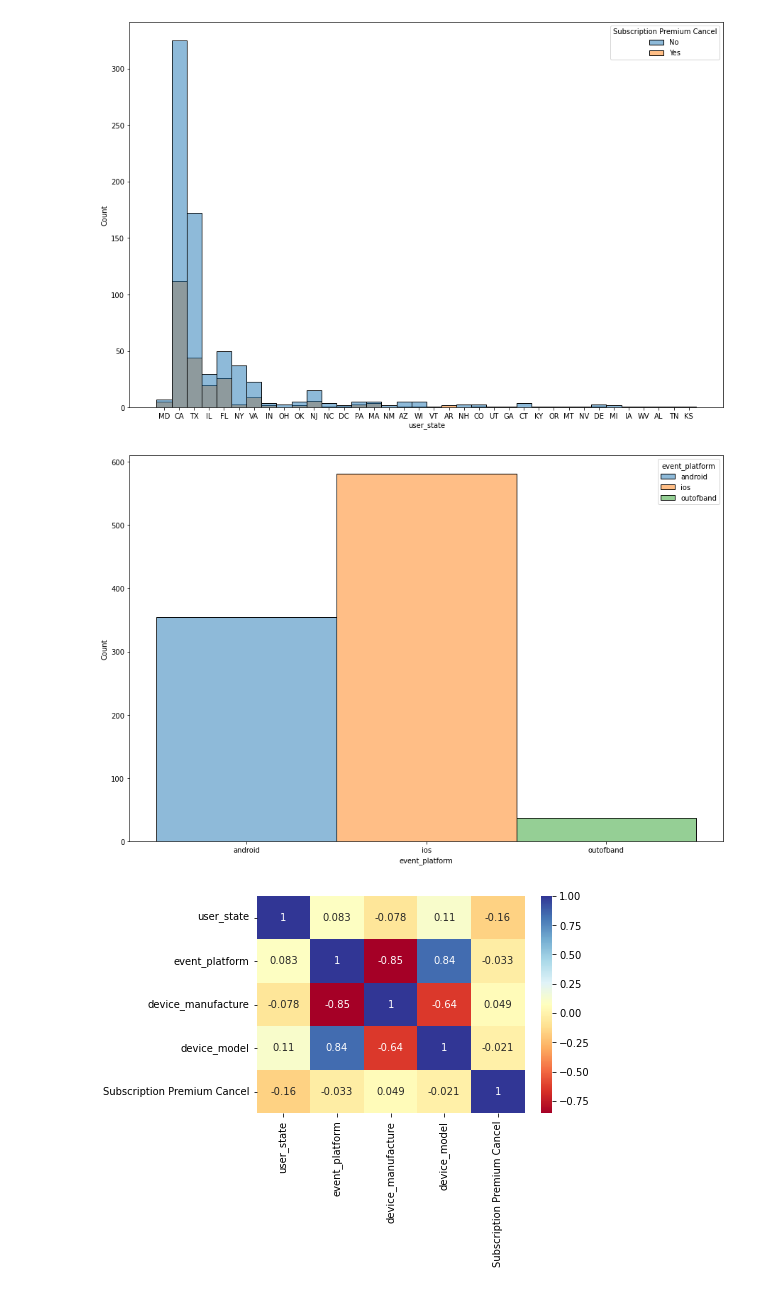
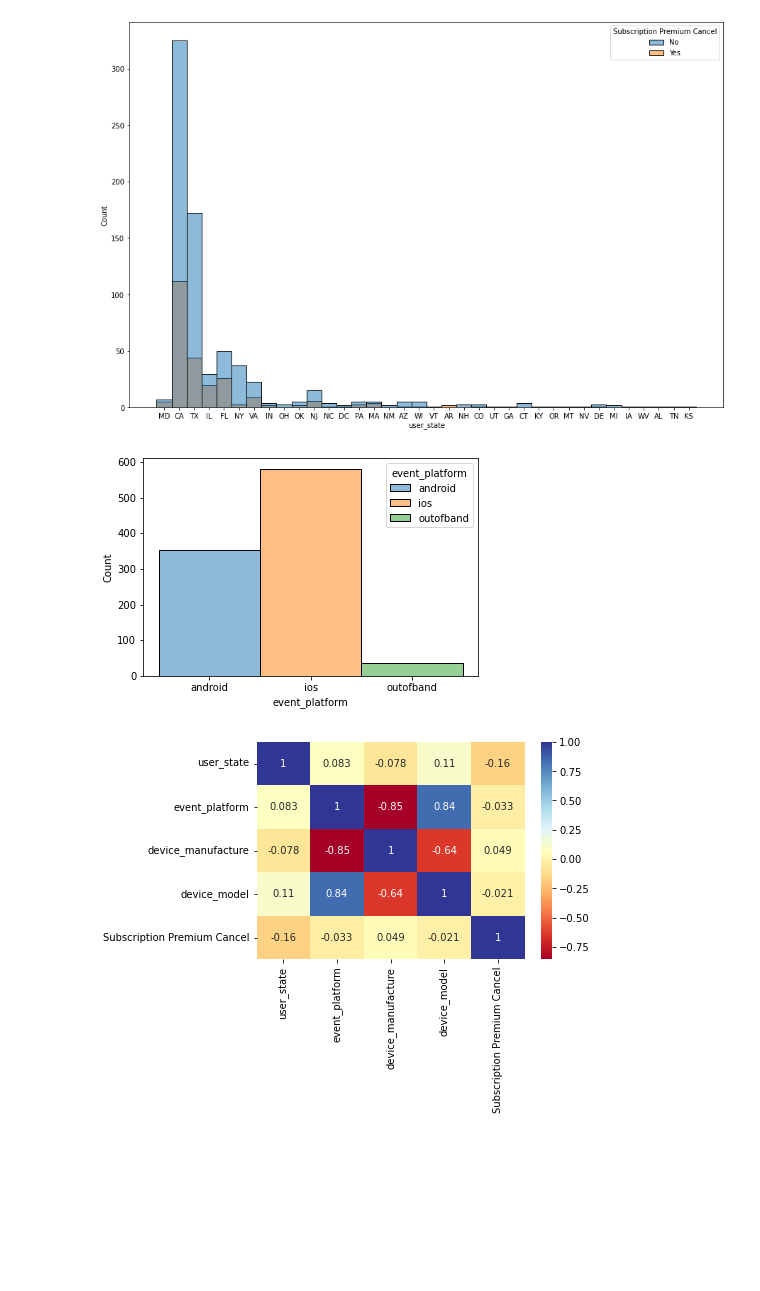
Before and after one commit to ZheZheDoshka/int20h_cryptomonks, a Jupyter notebook: visualization.ipynb, the cells around one changed output. Drawn from its saved outputs; the diff is of its cells as text; code cells hidden in the pictures; blank space fills up the shorter version.

Commit message:
mainly visualisation update

```diff
--- a/visualization.ipynb
+++ b/visualization.ipynb
@@ -68,11 +68,11 @@ plt.show()
 [figure]
 # %%
 
-fig, ax = plt.subplots(figsize=(15,10))
+#fig, ax = plt.subplots(figsize=(15,10))
 sns.histplot(data = data, x = "event_platform", hue = "event_platform")
 plt.show()
 # %% [output]
-[figure, old version]
+[figure, new version]
 # %%
 df_static_data = createdf("csv//static_data.csv")
 # %%
```
Also changed, not shown: parts of 20 cells of this notebook, 1 other file.
